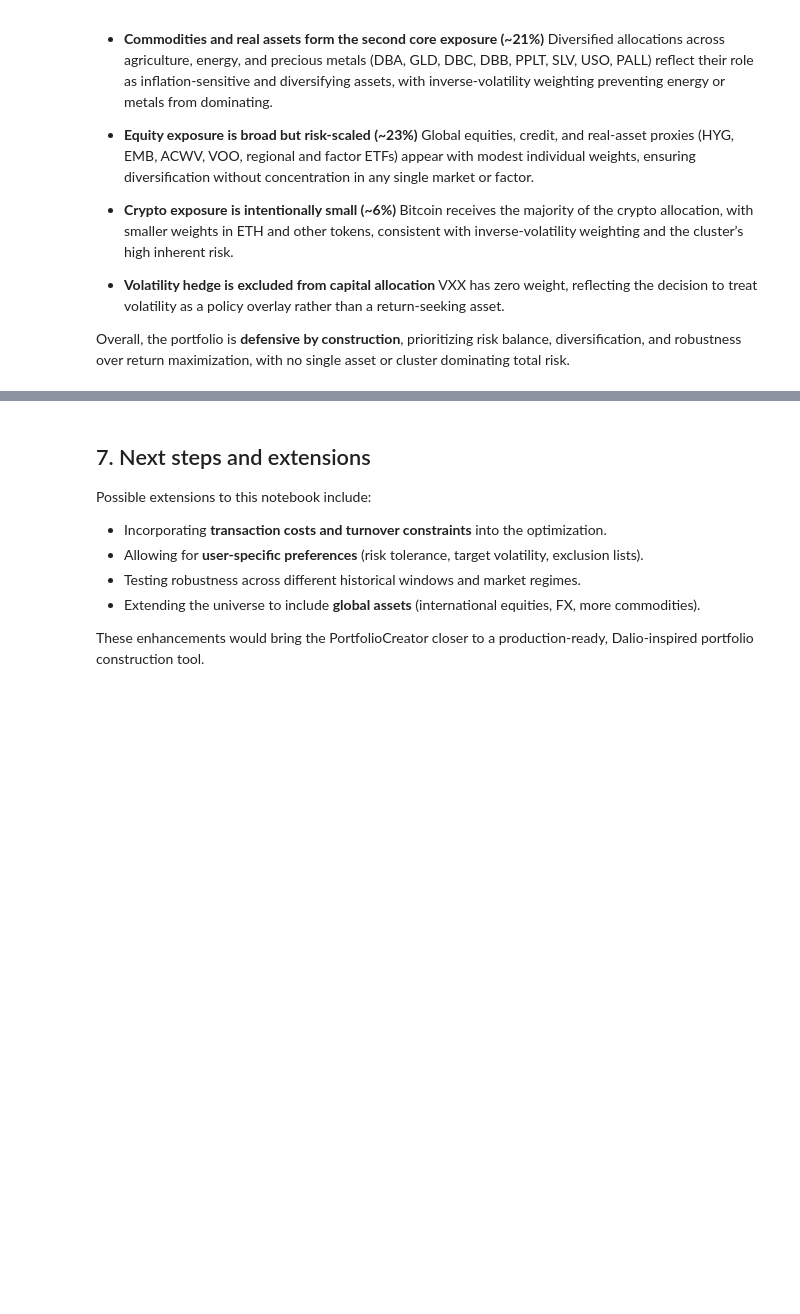
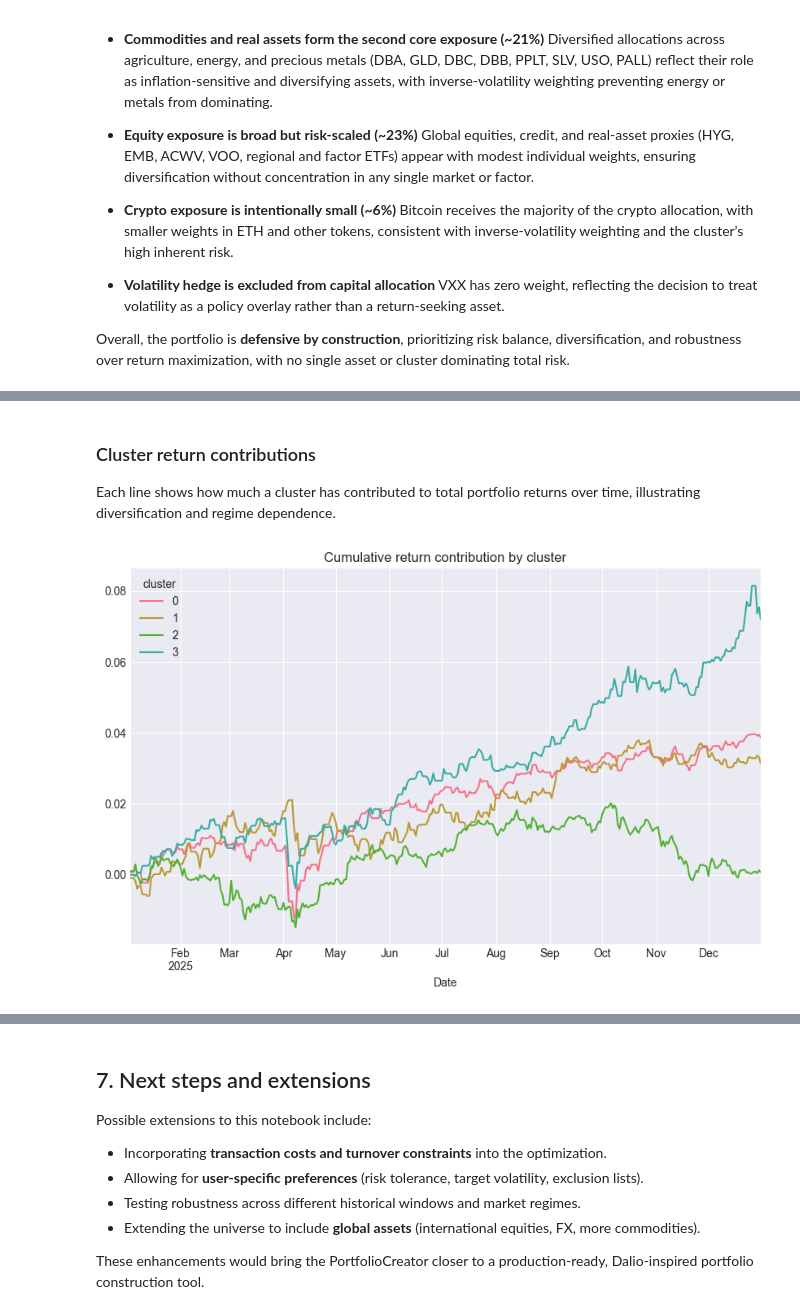
Before and after one commit to LAIN-21/dalio_uncorrelated_returns, a Jupyter notebook: portfolio_creator.ipynb, the cells around one changed output, grey strips where cells are left out. Saved outputs shown, nothing was run; the diff lists cells and outputs as text; code cells hidden in the pictures; blank space fills up the shorter version.

```diff
--- a/portfolio_creator.ipynb
+++ b/portfolio_creator.ipynb
@@ -979,0 +1082,30 @@ This section will translate the raw optimization output into intuitive insights
+# %% [markdown]
+### Cluster return contributions
+
+Each line shows how much a cluster has contributed to total portfolio returns
+over time, illustrating diversification and regime dependence.
+# %%
+# -----------------------
+# Cluster-level return contributions
+# -----------------------
+cluster_map = clusters_train["clusters"]
+
+# Asset-level weighted returns
+weighted_returns_test = returns_test.mul(asset_weights, axis=1)
+
+# Aggregate by cluster
+cluster_returns_test = (
+    weighted_returns_test
+    .groupby(cluster_map, axis=1)
+    .sum()
+)
+
+# Plot cumulative contributions (LINES, not stacked)
+cluster_returns_test.cumsum().plot(
+    figsize=(10, 6),
+    title="Cumulative return contribution by cluster"
+)
+
+plt.show()
+# %% [output]
+[figure, added]
```
Also changed, not shown: parts of 24 cells of this notebook.
